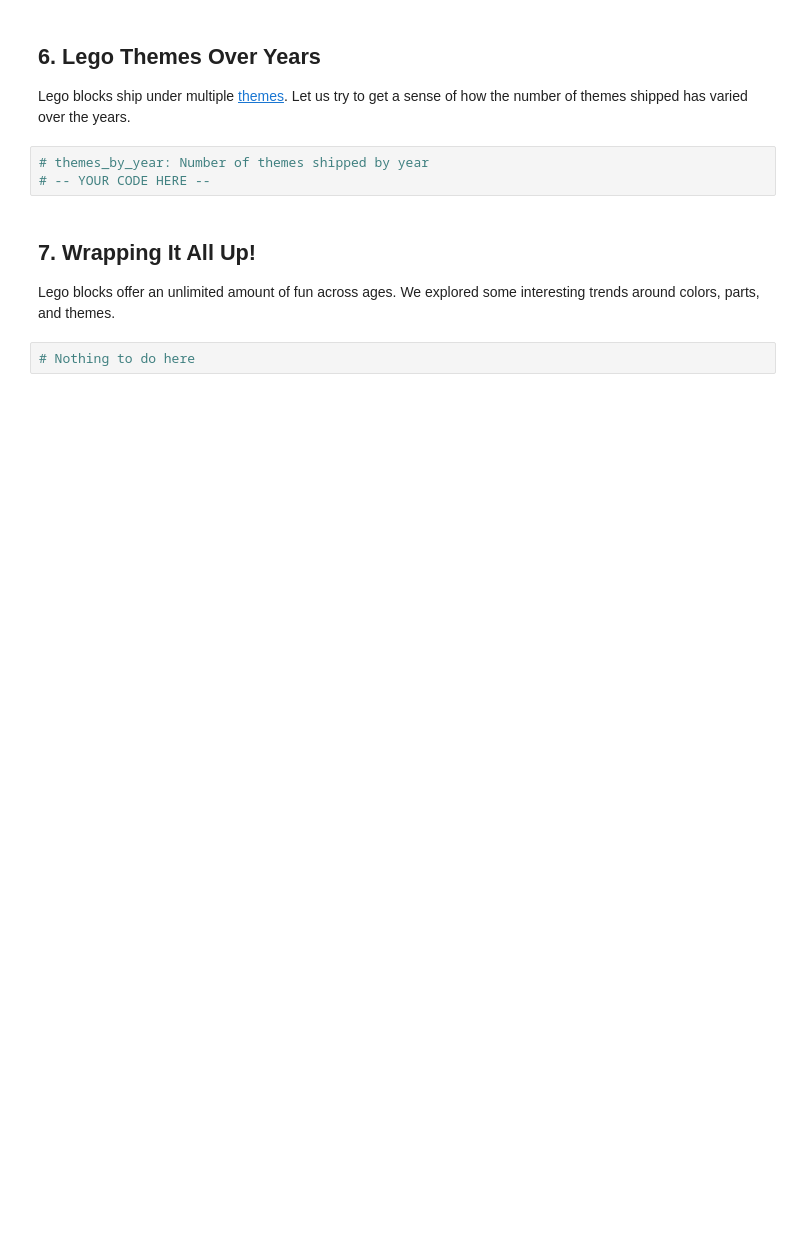
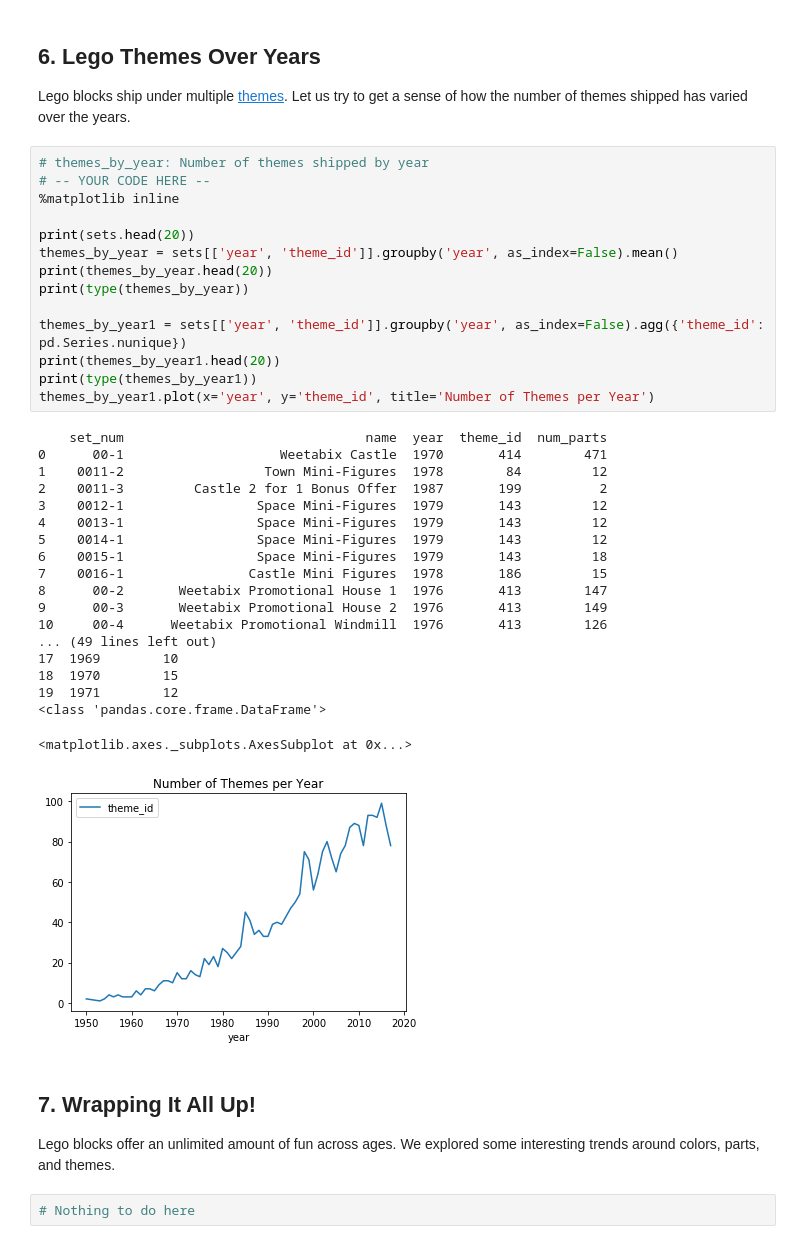
Before and after one commit to ArthurEzenwanne/data-projects, a Jupyter notebook: Exploring_67_years_of_LEGO/67_years_of_lego.ipynb, the cells around one changed output. Cells and saved outputs as stored; diff of their text form; blank space fills up the shorter version.

```diff
--- a/Exploring_67_years_of_LEGO/67_years_of_lego.ipynb
+++ b/Exploring_67_years_of_LEGO/67_years_of_lego.ipynb
@@ -89,9 +107,40 @@ year
 # %% [markdown]
 ## 6. Lego Themes Over Years
 <p>Lego blocks ship under multiple <a href="https://shop.lego.com/en-US/Themes">themes</a>. Let us try to get a sense of how the number of themes shipped has varied over the years.</p>
-# %%
-# themes_by_year: Number of themes shipped by year
-# -- YOUR CODE HERE --
+# %%
+# themes_by_year: Number of themes shipped by year
+# -- YOUR CODE HERE --
+%matplotlib inline
+
+print(sets.head(20))
+themes_by_year = sets[['year', 'theme_id']].groupby('year', as_index=False).mean()
+print(themes_by_year.head(20))
+print(type(themes_by_year))
+
+themes_by_year1 = sets[['year', 'theme_id']].groupby('year', as_index=False).agg({'theme_id': pd.Series.nunique})
+print(themes_by_year1.head(20))
+print(type(themes_by_year1))
+themes_by_year1.plot(x='year', y='theme_id', title='Number of Themes per Year')
+# %% [output]
+    set_num                               name  year  theme_id  num_parts
+0      00-1                    Weetabix Castle  1970       414        471
+1    0011-2                  Town Mini-Figures  1978        84         12
+2    0011-3         Castle 2 for 1 Bonus Offer  1987       199          2
+3    0012-1                 Space Mini-Figures  1979       143         12
+4    0013-1                 Space Mini-Figures  1979       143         12
+5    0014-1                 Space Mini-Figures  1979       143         12
+6    0015-1                 Space Mini-Figures  1979       143         18
+7    0016-1                Castle Mini Figures  1978       186         15
+8      00-2       Weetabix Promotional House 1  1976       413        147
+9      00-3       Weetabix Promotional House 2  1976       413        149
+10     00-4      Weetabix Promotional Windmill  1976       413        126
+... (49 lines left out)
+17  1969        10
+18  1970        15
+19  1971        12
+<class 'pandas.core.frame.DataFrame'>
+<matplotlib.axes._subplots.AxesSubplot at 0x...>
+[figure, added]
 # %% [markdown]
 ## 7. Wrapping It All Up!
 <p>Lego blocks offer an unlimited amount of fun across ages. We explored some interesting trends around colors, parts, and themes. </p>
```
Also changed, not shown: parts of 1 cell of this notebook.
